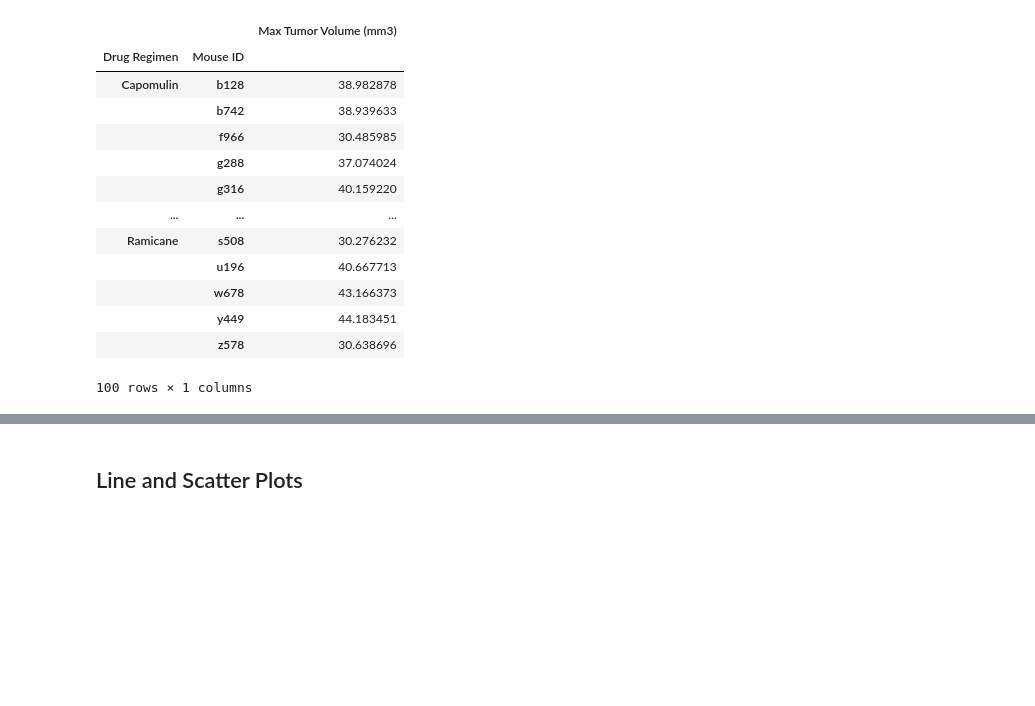
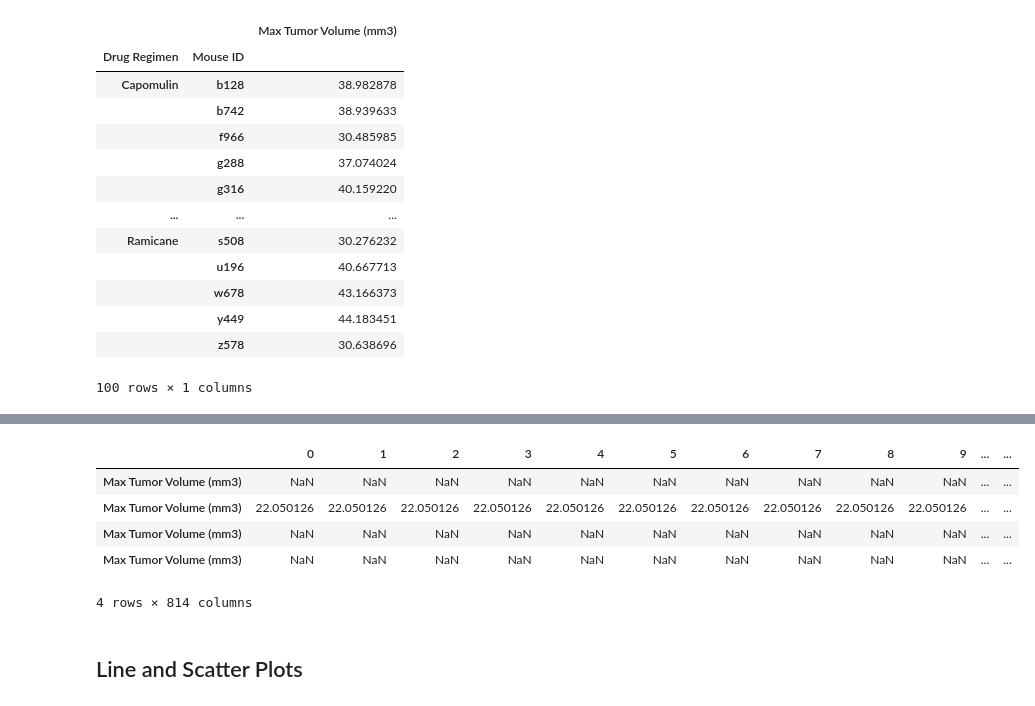
Before and after one commit to RyanAdamGonzalez1996/MatPlotLib_Challenge, a Jupyter notebook: pymaceuticals_starter.ipynb, the cells around one changed output, grey strips where cells are left out. Cells and saved outputs as stored; diff of their text form; code cells hidden in the pictures; blank space fills up the shorter version.

```diff
--- a/pymaceuticals_starter.ipynb
+++ b/pymaceuticals_starter.ipynb
@@ -259,25 +274,39 @@ combinedMouseStudy_df = pd.merge(combinedMouseStudy_df,lastDataPoint_df, on=["Mo
 # %%
 # Calculate quartiles, IQR, and identify potential outliers for each regimen.
+quartiles = combinedMouseStudy_df["Max Tumor Volume (mm3)"].quantile([.25, .5, .75])
+lowerQ = quartiles[.25]
+upperQ = quartiles[.5]
+iqr = upperQ - lowerQ
+
+#Calculate possible outliers, values below lowerBound and values above upperBound
+lowerBound = lowerQ - (1.5 * iqr)
+upperBound = upperQ + (1.5 * iqr)
 
 # One method to do this is the following, but you can use whatever method works for you.
 
 ##############################################################################
 # Put treatments into a list for for loop (and later for plot labels)
+fourRegimenList = ["Capomulin", "Ramicane", "Infubinol", "Ceftamin"]
+
+# Create empty list to fill with tumor vol data (for plotting)
+#tumorList = []
+
+# Calculate the IQR and quantitatively determine if there are any potential outliers.
+#for regimen in fourRegimenList:
+    # Locate the rows which contain mice on each drug and get the  max tumor volumes
+ #   tumorList.append(combinedMouseStudy_df["Max Tumor Volume (mm3)"].loc[combinedMouseStudy_df["Drug Regimen"] == regimen])
 
 
-# Create empty list to fill with tumor vol data (for plotting)
+# Determine outliers using upper and lower bounds
 
-
-# Calculate the IQR and quantitatively determine if there are any potential outliers.
-
-
-    # Locate the rows which contain mice on each drug and get the tumor volumes
-
-
-    # add subset
-
-
-    # Determine outliers using upper and lower bounds
+test = fourRegimenList
+# %% [output]
+|  | 0 | 1 | 2 | 3 | 4 | 5 | 6 | 7 | 8 | 9 | ... | ... |
+| Max Tumor Volume (mm3) | NaN | NaN | NaN | NaN | NaN | NaN | NaN | NaN | NaN | NaN | ... | ... |
+| Max Tumor Volume (mm3) | 22.050126 | 22.050126 | 22.050126 | 22.050126 | 22.050126 | 22.050126 | 22.050126 | 22.050126 | 22.050126 | 22.050126 | ... | ... |
+| Max Tumor Volume (mm3) | NaN | NaN | NaN | NaN | NaN | NaN | NaN | NaN | NaN | NaN | ... | ... |
+| Max Tumor Volume (mm3) | NaN | NaN | NaN | NaN | NaN | NaN | NaN | NaN | NaN | NaN | ... | ... |
+4 rows × 814 columns
 # %%
 # Generate a box plot of the final tumor volume of each mouse across four regimens of interest
 # There should be a single chart with four box plots inside it.
```
Also changed, not shown: parts of 1 cell of this notebook.
